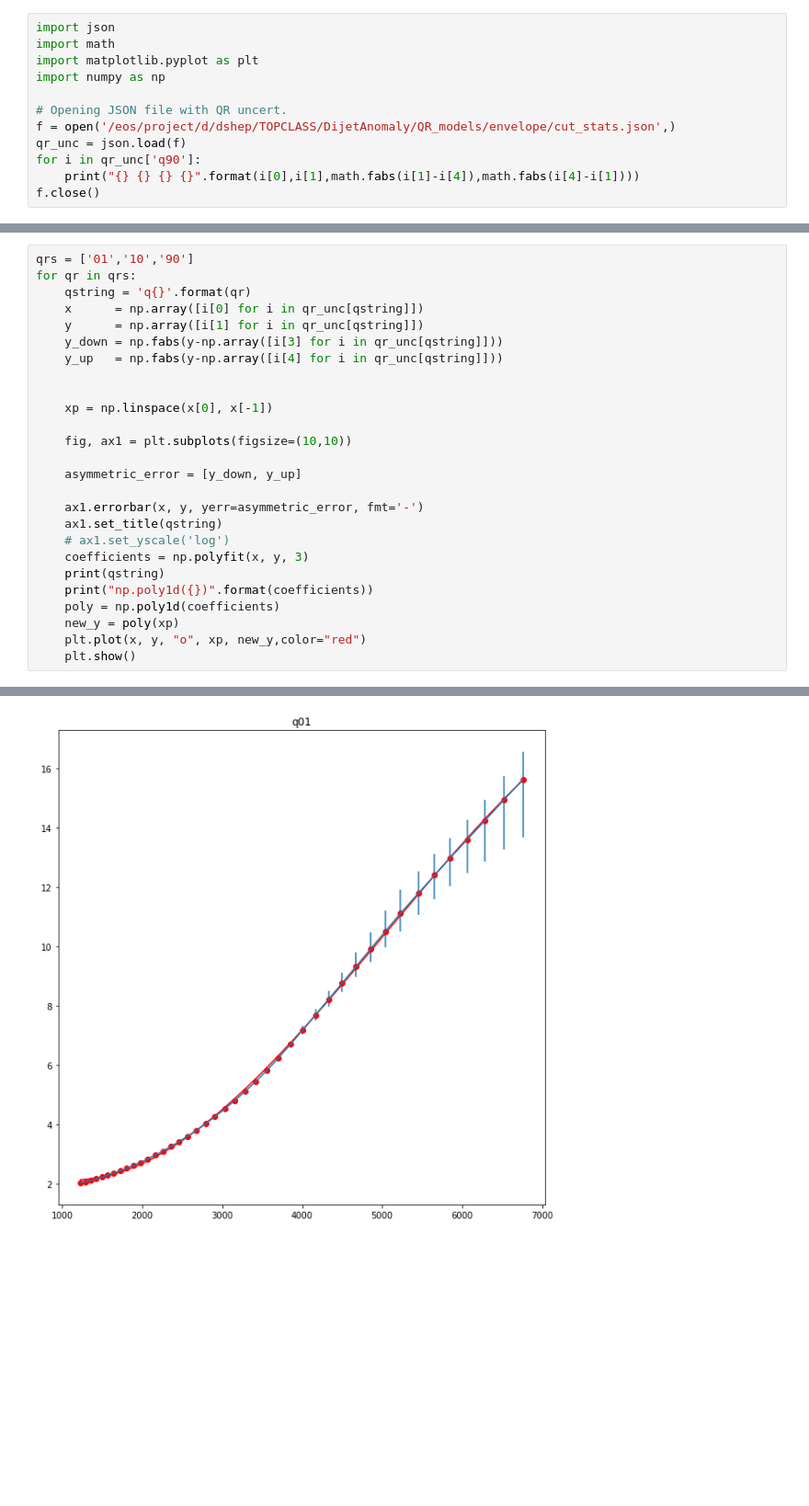
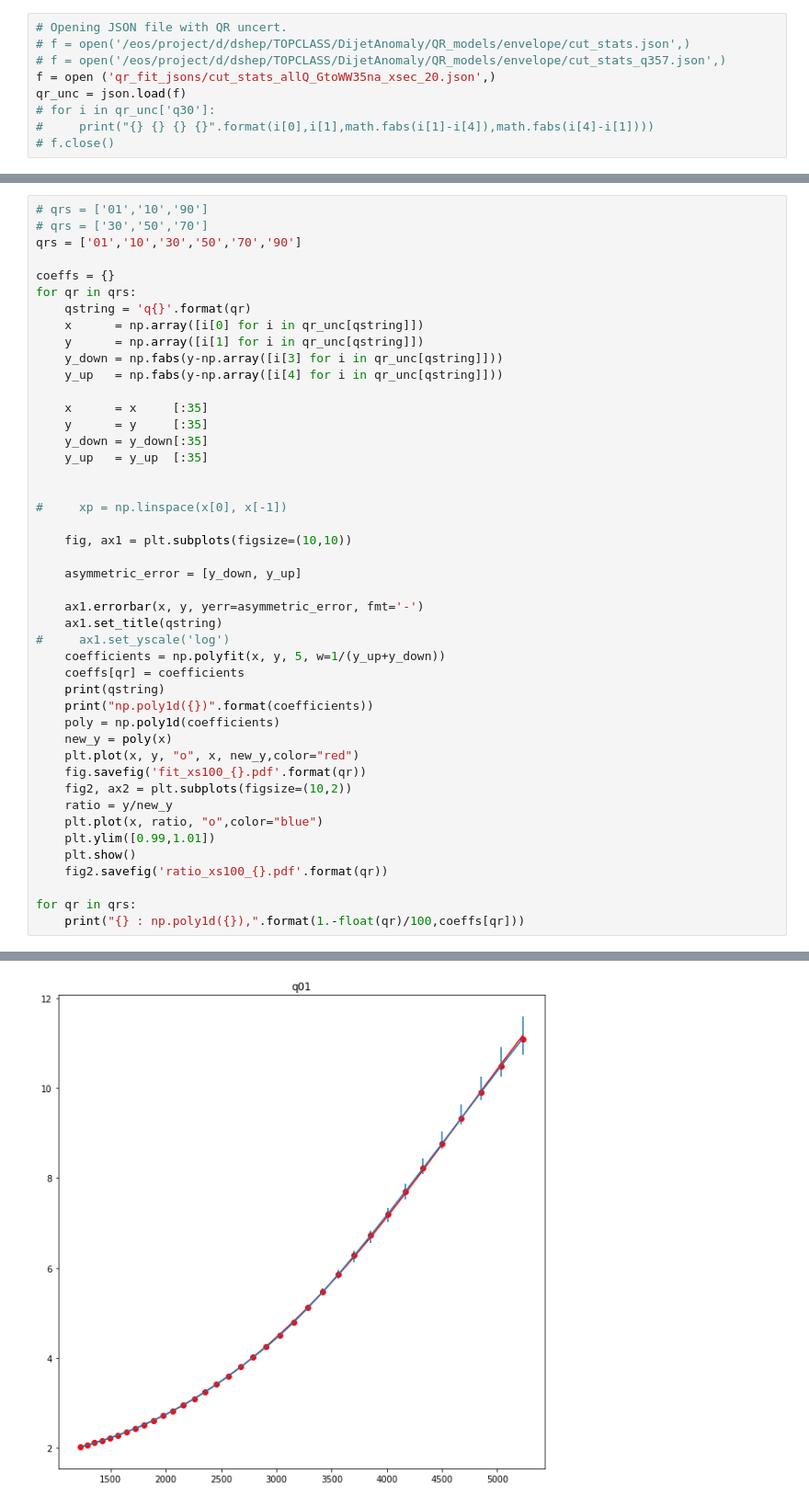
Before and after one commit to mpp-hep/gof_tests, a Jupyter notebook: fitQR.ipynb, the cells around one changed output, grey strips where cells are left out. Shown at 92% size. Drawn from its saved outputs; the diff is of its cells as text; blank space fills up the shorter version.

```diff
--- a/fitQR.ipynb
+++ b/fitQR.ipynb
@@ -1,12 +6,9 @@
 # %%
-import json
-import math
-import matplotlib.pyplot as plt
-import numpy as np
-
 # Opening JSON file with QR uncert.
-f = open('/eos/project/d/dshep/TOPCLASS/DijetAnomaly/QR_models/envelope/cut_stats.json',)
+# f = open('/eos/project/d/dshep/TOPCLASS/DijetAnomaly/QR_models/envelope/cut_stats.json',)
+# f = open('/eos/project/d/dshep/TOPCLASS/DijetAnomaly/QR_models/envelope/cut_stats_q357.json',)
+f = open ('qr_fit_jsons/cut_stats_allQ_GtoWW35na_xsec_20.json',)
 qr_unc = json.load(f)
-for i in qr_unc['q90']:
-    print("{} {} {} {}".format(i[0],i[1],math.fabs(i[1]-i[4]),math.fabs(i[4]-i[1])))
-f.close()
+# for i in qr_unc['q30']:
+#     print("{} {} {} {}".format(i[0],i[1],math.fabs(i[1]-i[4]),math.fabs(i[4]-i[1])))
+# f.close()
@@ -31,5 +15,9 @@ f.close()
 # %%
-qrs = ['01','10','90']
+# qrs = ['01','10','90']
+# qrs = ['30','50','70']
+qrs = ['01','10','30','50','70','90']
+
+coeffs = {}
 for qr in qrs:
     qstring = 'q{}'.format(qr)
     x      = np.array([i[0] for i in qr_unc[qstring]])
@@ -37,8 +25,13 @@ for qr in qrs:
     y_down = np.fabs(y-np.array([i[3] for i in qr_unc[qstring]]))
     y_up   = np.fabs(y-np.array([i[4] for i in qr_unc[qstring]]))
 
+    x      = x     [:35]
+    y      = y     [:35]
+    y_down = y_down[:35]
+    y_up   = y_up  [:35]
 
-    xp = np.linspace(x[0], x[-1])
+
+#     xp = np.linspace(x[0], x[-1])
 
     fig, ax1 = plt.subplots(figsize=(10,10))
 
@@ -46,13 +39,23 @@ for qr in qrs:
 
     ax1.errorbar(x, y, yerr=asymmetric_error, fmt='-')
     ax1.set_title(qstring)
-    # ax1.set_yscale('log')
-    coefficients = np.polyfit(x, y, 3)
+#     ax1.set_yscale('log')
+    coefficients = np.polyfit(x, y, 5, w=1/(y_up+y_down))
+    coeffs[qr] = coefficients
     print(qstring)
     print("np.poly1d({})".format(coefficients))
     poly = np.poly1d(coefficients)
-    new_y = poly(xp)
-    plt.plot(x, y, "o", xp, new_y,color="red")
+    new_y = poly(x)
+    plt.plot(x, y, "o", x, new_y,color="red")
+    fig.savefig('fit_xs100_{}.pdf'.format(qr))
+    fig2, ax2 = plt.subplots(figsize=(10,2))
+    ratio = y/new_y
+    plt.plot(x, ratio, "o",color="blue")
+    plt.ylim([0.99,1.01])
     plt.show()
+    fig2.savefig('ratio_xs100_{}.pdf'.format(qr))
+
+for qr in qrs:
+    print("{} : np.poly1d({}),".format(1.-float(qr)/100,coeffs[qr]))
 # %% [output]
 q01
@@ -60 +64 @@ np.poly1d([-7.03032980e-11  1.06542864e-06 -2.17139299e-03  3.31447885e+00])
-[figure, old version]
+[figure, new version]
```
Also changed, not shown: parts of 4 cells of this notebook.
